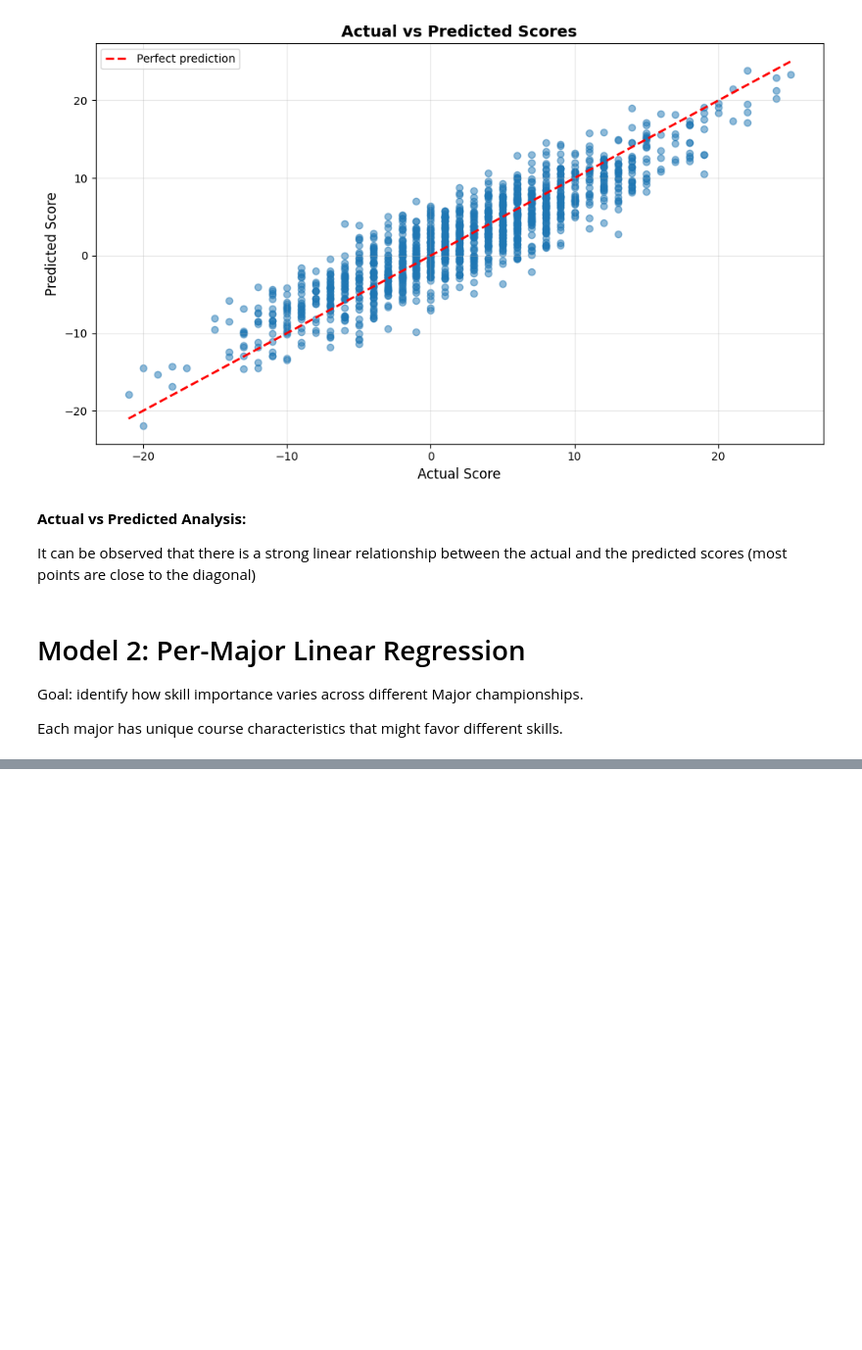
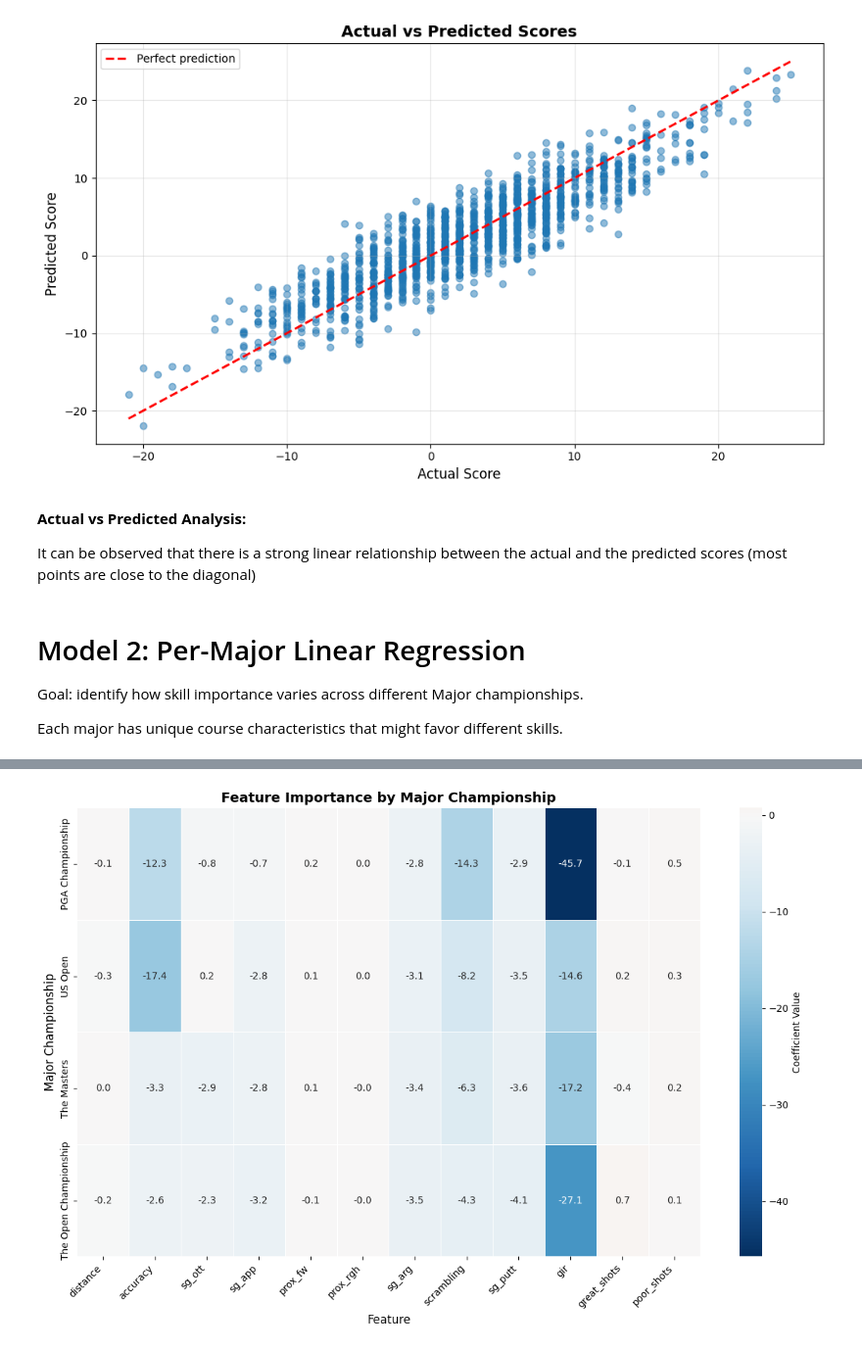
Before and after one commit to pinaluciana/Golf_project, a Jupyter notebook: notebooks/2_Regression_models.ipynb, the cells around one changed output, grey strips where cells are left out. Shown at 98% size. Drawn from its saved outputs; the diff is of its cells as text; code cells hidden in the pictures; blank space fills up the shorter version.

Commit message:
Added: Model 2 Per-Major Linear Regression
git commit --amend

```diff
--- a/notebooks/2_Regression_models.ipynb
+++ b/notebooks/2_Regression_models.ipynb
@@ -171,0 +229,9 @@ Each major has unique course characteristics that might favor different skills.
+# %%
+# Compare the coefficients across Majors
+coef_df = pd.DataFrame({
+    major: results[major]['coefficients']
+    for major in majors
+})
+
+print("Coefficient Comparison Across Majors:")
+print(coef_df.round(2))
@@ -171,0 +253,13 @@ Each major has unique course characteristics that might favor different skills.
+# %%
+# Include a hatmap visualization to show how feature importance varies by major
+plt.figure(figsize=(12, 8))
+sns.heatmap(coef_df.T, annot=True, fmt='.1f', cmap='RdBu_r', center=0,
+            cbar_kws={'label': 'Coefficient Value'}, linewidths=0.5)
+plt.title('Feature Importance by Major Championship', fontsize=14, fontweight='bold')
+plt.xlabel('Feature', fontsize=12)
+plt.ylabel('Major Championship', fontsize=12)
+plt.xticks(rotation=45, ha='right')
+plt.tight_layout()
+plt.show()
+# %% [output]
+[figure, added]
```
Also changed, not shown: parts of 5 cells of this notebook.
